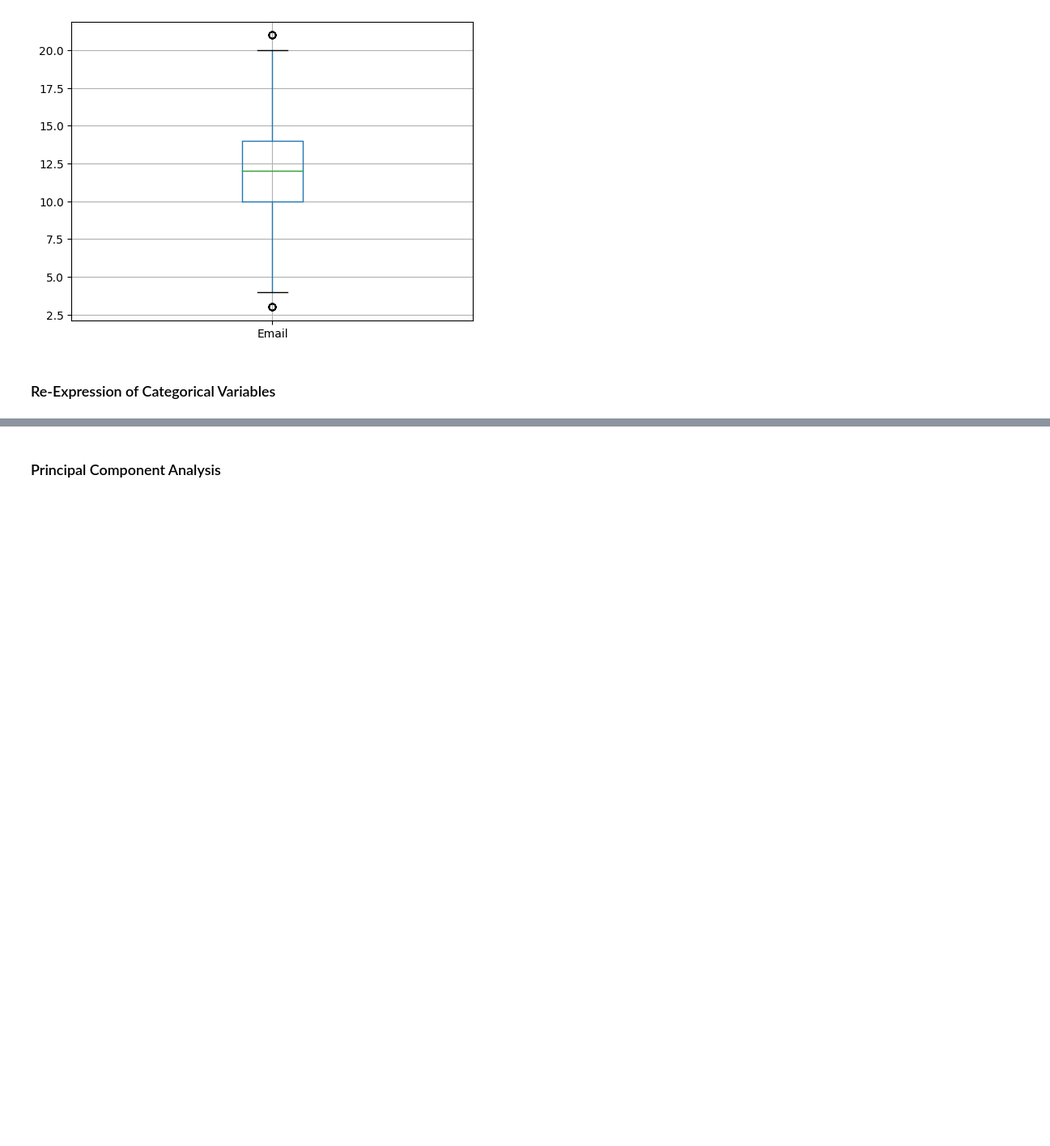
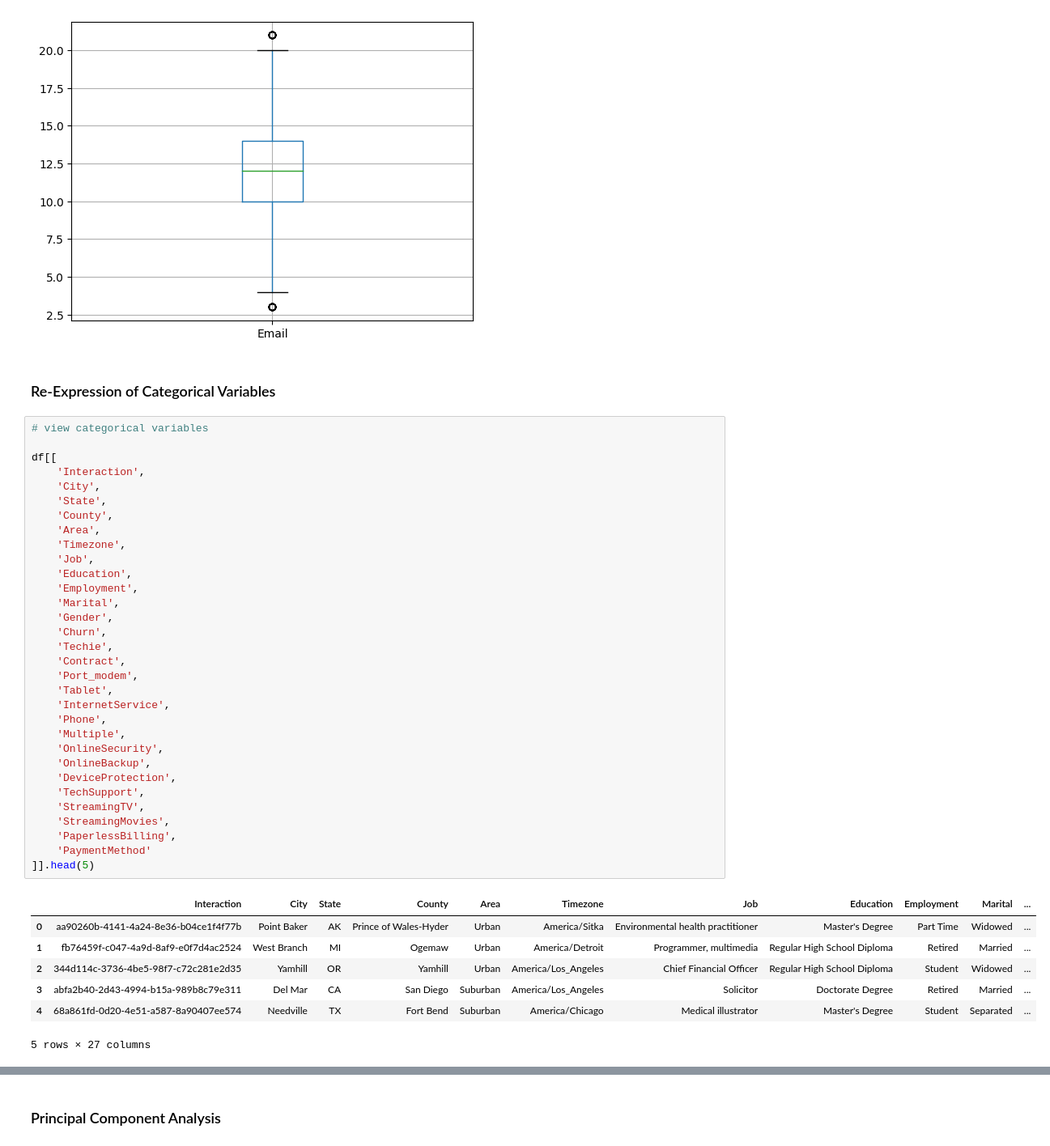
Before and after one commit to sjo1403/churn_data_cleaning, a Jupyter notebook: D206 Data Cleaning.ipynb, the cells around one changed output, grey strips where cells are left out. Shown: that part at 81% size. Saved outputs shown, nothing was run; the diff lists cells and outputs as text; blank space fills up the shorter version.

Commit message:
Add files via upload
data wrangling: some categorical data type -> numerical data type

```diff
--- a/D206 Data Cleaning.ipynb
+++ b/D206 Data Cleaning.ipynb
@@ -477,3 +477,43 @@ df[['Email']].boxplot()
 [figure]
 # %% [markdown]
 ### Re-Expression of Categorical Variables
+# %%
+# view categorical variables
+
+df[[
+    'Interaction',
+    'City',
+    'State',
+    'County',
+    'Area',
+    'Timezone',
+    'Job',
+    'Education',
+    'Employment',
+    'Marital',
+    'Gender',
+    'Churn',
+    'Techie',
+    'Contract',
+    'Port_modem',
+    'Tablet',
+    'InternetService',
+    'Phone',
+    'Multiple',
+    'OnlineSecurity',
+    'OnlineBackup',
+    'DeviceProtection',
+    'TechSupport',
+    'StreamingTV',
+    'StreamingMovies',
+    'PaperlessBilling',
+    'PaymentMethod'
+]].head(5)
+# %% [output]
+|  | Interaction | City | State | County | Area | Timezone | Job | Education | Employment | Marital | ... |
+| 0 | aa90260b-4141-4a24-8e36-b04ce1f4f77b | Point Baker | AK | Prince of Wales-Hyder | Urban | America/Sitka | Environmental health practitioner | Master's Degree | Part Time | Widowed | ... |
+| 1 | fb76459f-c047-4a9d-8af9-e0f7d4ac2524 | West Branch | MI | Ogemaw | Urban | America/Detroit | Programmer, multimedia | Regular High School Diploma | Retired | Married | ... |
+| 2 | 344d114c-3736-4be5-98f7-c72c281e2d35 | Yamhill | OR | Yamhill | Urban | America/Los_Angeles | Chief Financial Officer | Regular High School Diploma | Student | Widowed | ... |
+| 3 | abfa2b40-2d43-4994-b15a-989b8c79e311 | Del Mar | CA | San Diego | Suburban | America/Los_Angeles | Solicitor | Doctorate Degree | Retired | Married | ... |
+| 4 | 68a861fd-0d20-4e51-a587-8a90407ee574 | Needville | TX | Fort Bend | Suburban | America/Chicago | Medical illustrator | Master's Degree | Student | Separated | ... |
+5 rows × 27 columns
```
Also changed, not shown: parts of 11 cells of this notebook.
